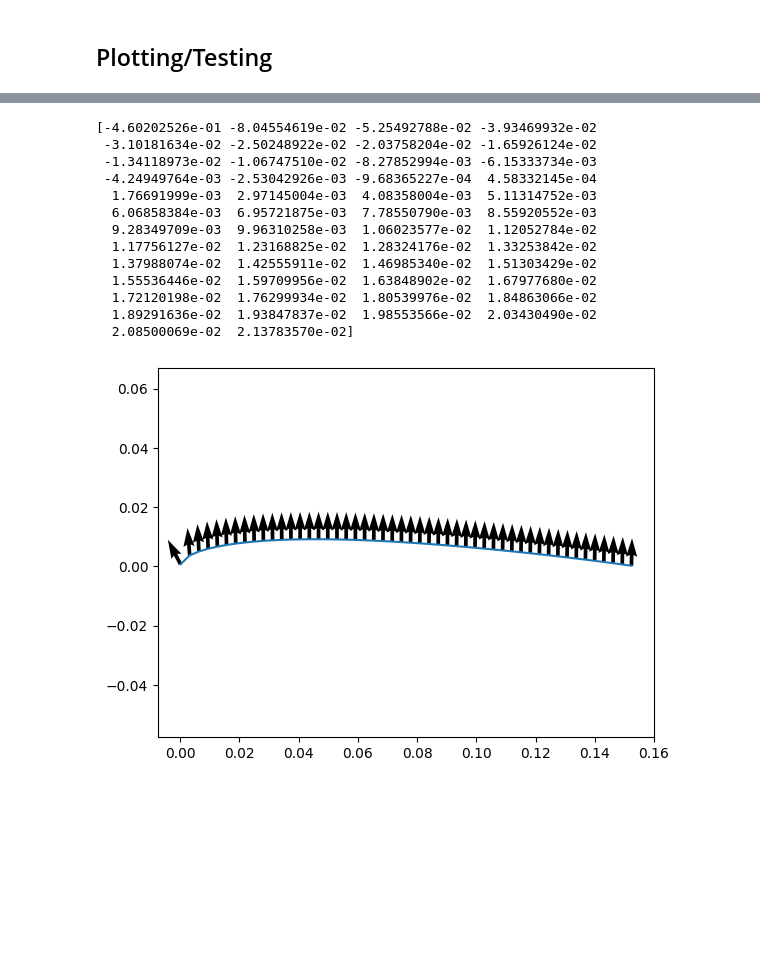
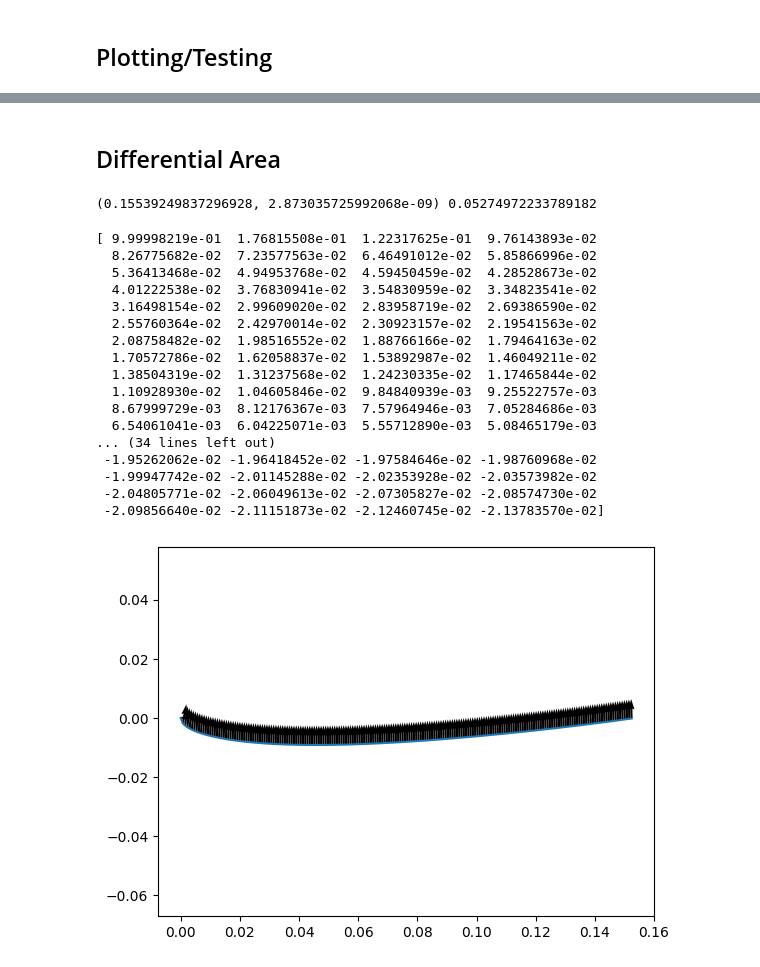
Before and after one commit to ddm-j/AE447Lab2, a Jupyter notebook: Airfoil Integration.ipynb, the cells around one changed output, grey strips where cells are left out. Drawn from its saved outputs; the diff is of its cells as text; code cells hidden in the pictures; blank space fills up the shorter version.

```diff
--- a/Airfoil Integration.ipynb
+++ b/Airfoil Integration.ipynb
@@ -33,9 +62,9 @@ $\displaystyle \left(\frac{1}{c_{a}}\right)\mathbf{\hat{i}_{N}} + \left(5 c_{a}
 # %% [markdown]
 ## Normal Vector
 # %%
-normal = -1*tangent.coeff(N.j)*N.i + tangent.coeff(N.i)*N.j
+normal = tangent.coeff(N.j)*N.i + -1*tangent.coeff(N.i)*N.j
 # %%
-unit_normal = normal/normal.magnitude()
+unit_normal = normal/(normal.magnitude().simplify())
 # %%
 unit_normal
 # %% [output]
@@ -61,30 +77,45 @@ $\displaystyle \left(- \frac{0.00132865992014187 \left(- 752.638041413353 x^{3}
+# %% [markdown]
+## Differential Area
+# %%
+dA = sym.sqrt(1 + sym.Pow(tangent.coeff(N.j), 2))
+dA_f = lambdify(x, dA)
+x_a = np.linspace(0.1, 6*0.0254, 10000)
+S = quad(dA_f, 0, 6*0.0254)
+S_s = simps(dA_f(x_a), x_a)
+print(S, S_s)
+# %% [output]
+(0.15539249837296928, 2.873035725992068e-09) 0.05274972233789182
 # %%
 fx_airfoil = lambdify(x, airfoil.coeff(N.i))
 fy_airfoil = lambdify(x, airfoil.coeff(N.j))
 fx_norm = lambdify(x, unit_normal.coeff(N.i))
 fy_norm = lambdify(x, unit_normal.coeff(N.j))
 # %%
-x_c = np.linspace(0.0001, 6*0.0254, 50)
-y_c = fy_airfoil(x_c)
+x_c = np.linspace(1e-10, 6*0.0254, 200)
+y_c = -fy_airfoil(x_c)
 x_n = fx_norm(x_c)
-y_n = fy_norm(x_c)
+y_n = -fy_norm(x_c)
 print(x_n)
 plt.plot(x_c, y_c)
 plt.quiver(x_c, y_c, x_n, y_n)
 plt.axis('equal')
 plt.show()
 # %% [output]
-[-4.60202526e-01 -8.04554619e-02 -5.25492788e-02 -3.93469932e-02
- -3.10181634e-02 -2.50248922e-02 -2.03758204e-02 -1.65926124e-02
- -1.34118973e-02 -1.06747510e-02 -8.27852994e-03 -6.15333734e-03
- -4.24949764e-03 -2.53042926e-03 -9.68365227e-04  4.58332145e-04
-  1.76691999e-03  2.97145004e-03  4.08358004e-03  5.11314752e-03
-  6.06858384e-03  6.95721875e-03  7.78550790e-03  8.55920552e-03
-  9.28349709e-03  9.96310258e-03  1.06023577e-02  1.12052784e-02
-  1.17756127e-02  1.23168825e-02  1.28324176e-02  1.33253842e-02
-  1.37988074e-02  1.42555911e-02  1.46985340e-02  1.51303429e-02
-  1.55536446e-02  1.59709956e-02  1.63848902e-02  1.67977680e-02
-  1.72120198e-02  1.76299934e-02  1.80539976e-02  1.84863066e-02
-  1.89291636e-02  1.93847837e-02  1.98553566e-02  2.03430490e-02
-  2.08500069e-02  2.13783570e-02]
+[ 9.99998219e-01  1.76815508e-01  1.22317625e-01  9.76143893e-02
+  8.26775682e-02  7.23577563e-02  6.46491012e-02  5.85866996e-02
+  5.36413468e-02  4.94953768e-02  4.59450459e-02  4.28528673e-02
+  4.01222538e-02  3.76830941e-02  3.54830959e-02  3.34823541e-02
+  3.16498154e-02  2.99609020e-02  2.83958719e-02  2.69386590e-02
+  2.55760364e-02  2.42970014e-02  2.30923157e-02  2.19541563e-02
+  2.08758482e-02  1.98516552e-02  1.88766166e-02  1.79464163e-02
+  1.70572786e-02  1.62058837e-02  1.53892987e-02  1.46049211e-02
+  1.38504319e-02  1.31237568e-02  1.24230335e-02  1.17465844e-02
+  1.10928930e-02  1.04605846e-02  9.84840939e-03  9.25522757e-03
+  8.67999729e-03  8.12176367e-03  7.57964946e-03  7.05284686e-03
+  6.54061041e-03  6.04225071e-03  5.55712890e-03  5.08465179e-03
+... (34 lines left out)
+ -1.95262062e-02 -1.96418452e-02 -1.97584646e-02 -1.98760968e-02
+ -1.99947742e-02 -2.01145288e-02 -2.02353928e-02 -2.03573982e-02
+ -2.04805771e-02 -2.06049613e-02 -2.07305827e-02 -2.08574730e-02
+ -2.09856640e-02 -2.11151873e-02 -2.12460745e-02 -2.13783570e-02]
-[figure, old version]
+[figure, new version]
```
Also changed, not shown: parts of 9 cells of this notebook, 4 other files.
